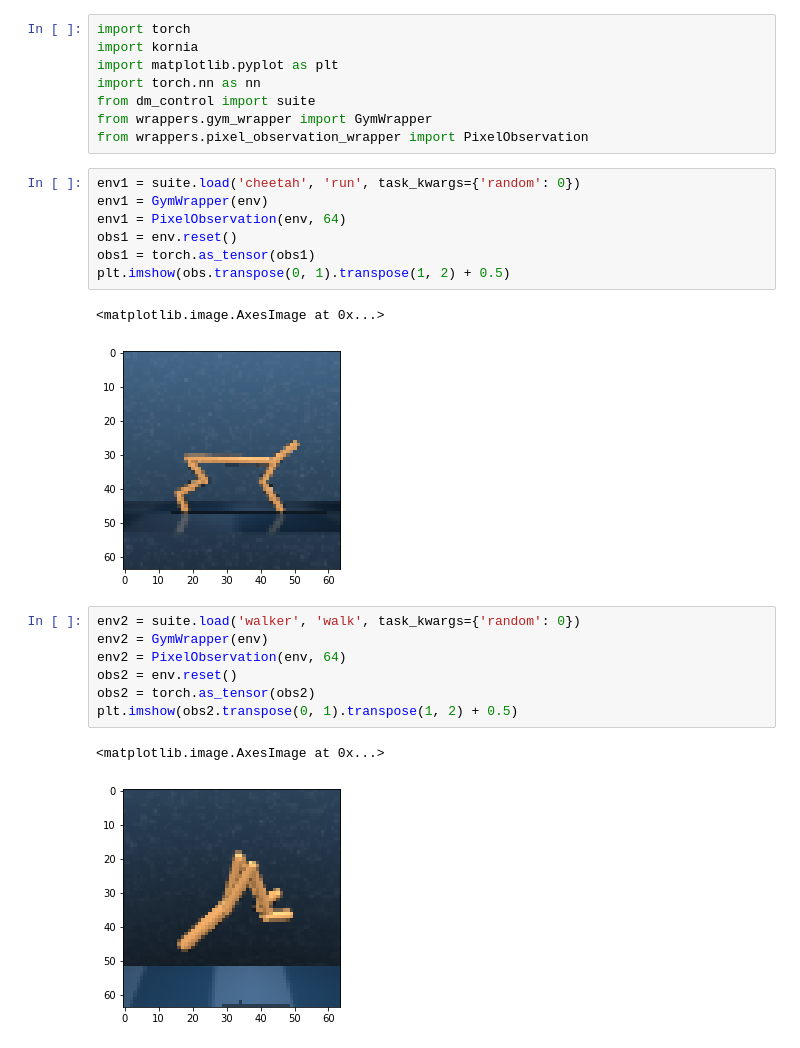
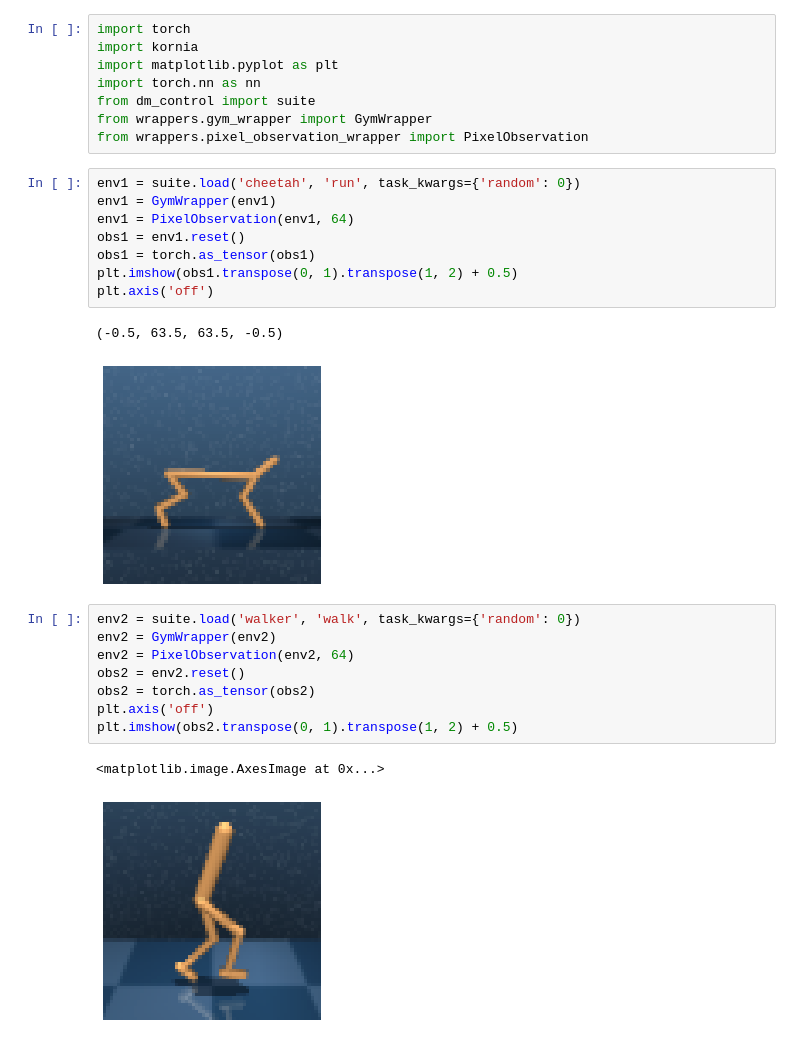
Before and after one commit to janwithb/thesis, a Jupyter notebook: documentation/test_augmentation.ipynb, the cells around one changed output. Cells and saved outputs as stored; diff of their text form.

```diff
--- a/documentation/test_augmentation.ipynb
+++ b/documentation/test_augmentation.ipynb
@@ -8,23 +8,25 @@ from wrappers.gym_wrapper import GymWrapper
 from wrappers.pixel_observation_wrapper import PixelObservation
 # %%
 env1 = suite.load('cheetah', 'run', task_kwargs={'random': 0})
-env1 = GymWrapper(env)
-env1 = PixelObservation(env, 64)
-obs1 = env.reset()
+env1 = GymWrapper(env1)
+env1 = PixelObservation(env1, 64)
+obs1 = env1.reset()
 obs1 = torch.as_tensor(obs1)
-plt.imshow(obs.transpose(0, 1).transpose(1, 2) + 0.5)
+plt.imshow(obs1.transpose(0, 1).transpose(1, 2) + 0.5)
+plt.axis('off')
 # %% [output]
-<matplotlib.image.AxesImage at 0x...>
+(-0.5, 63.5, 63.5, -0.5)
-[figure, old version]
+[figure, new version]
 # %%
 env2 = suite.load('walker', 'walk', task_kwargs={'random': 0})
-env2 = GymWrapper(env)
-env2 = PixelObservation(env, 64)
-obs2 = env.reset()
+env2 = GymWrapper(env2)
+env2 = PixelObservation(env2, 64)
+obs2 = env2.reset()
 obs2 = torch.as_tensor(obs2)
+plt.axis('off')
 plt.imshow(obs2.transpose(0, 1).transpose(1, 2) + 0.5)
 # %% [output]
 <matplotlib.image.AxesImage at 0x...>
-[figure, old version]
+[figure, new version]
 # %%
 transform1 = nn.Sequential(
```
Also changed, not shown: parts of 2 cells of this notebook, 3 other files.
